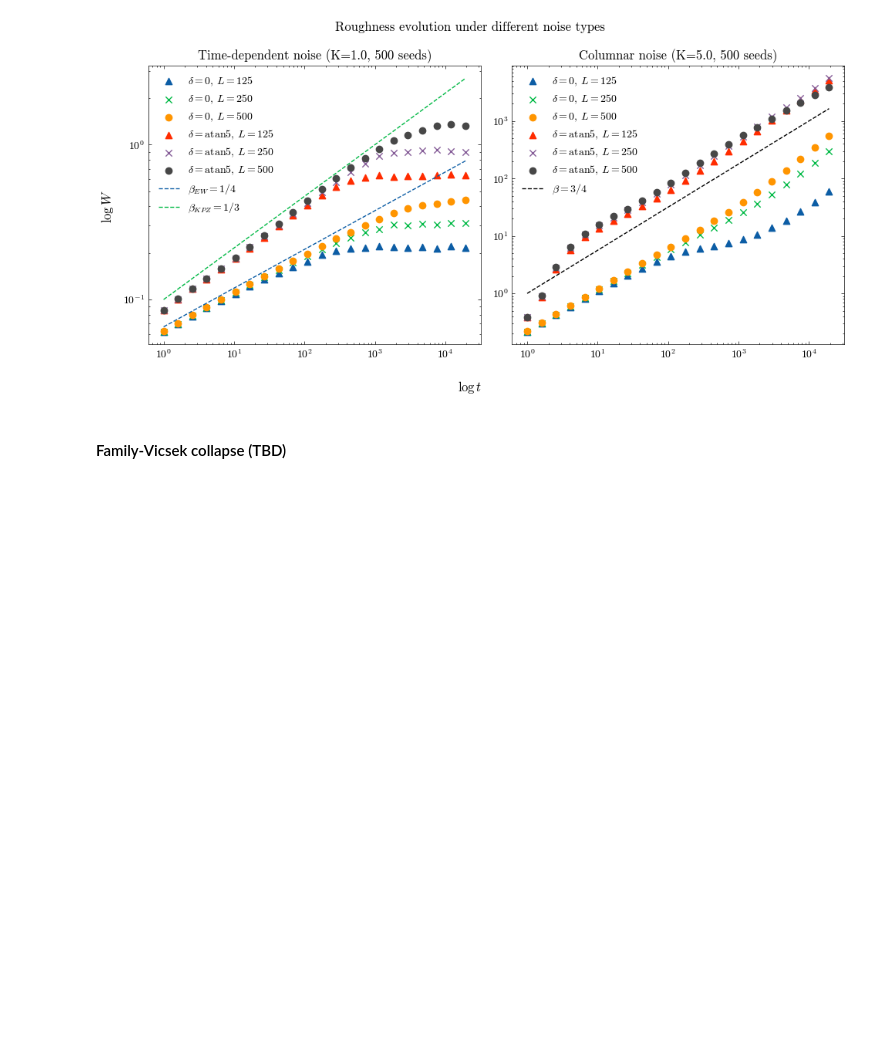
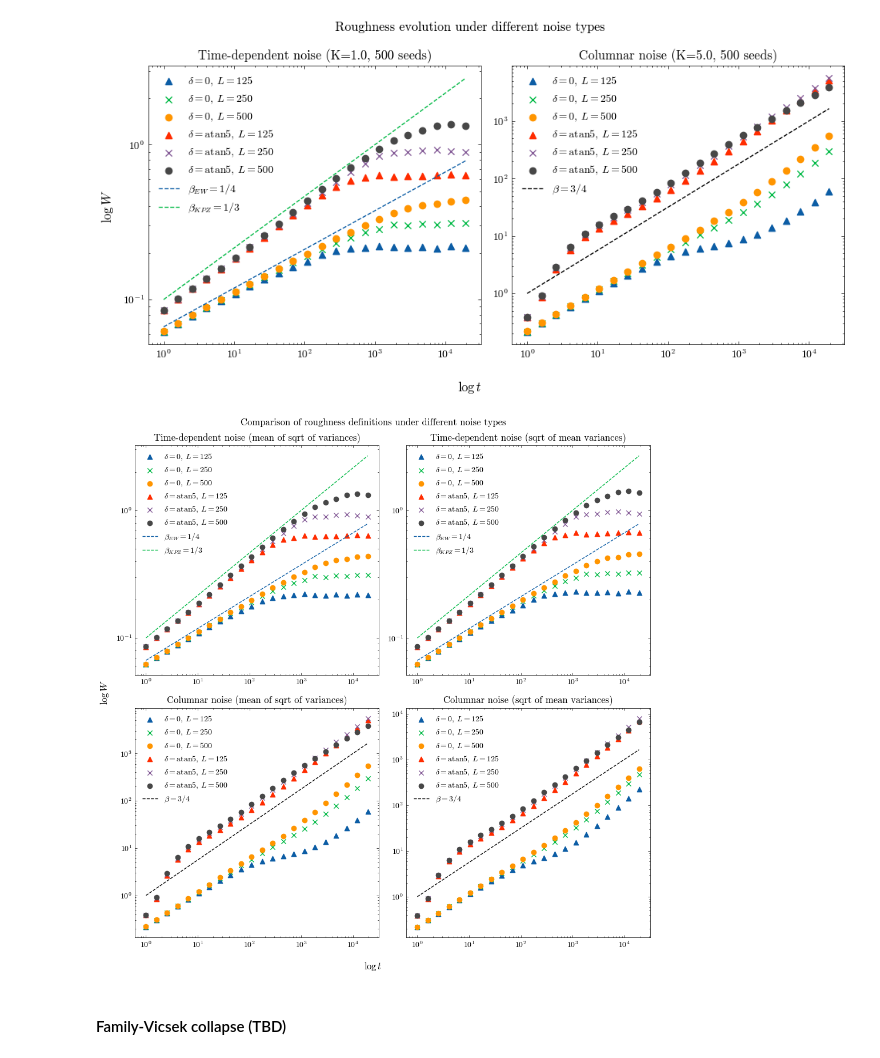
Before and after one commit to goznalo-git/RoughKuramoto, a Jupyter notebook: 2-Roughness.ipynb, the cells around one changed output. Cells and saved outputs as stored; diff of their text form; code cells hidden in the pictures; blank space fills up the shorter version.

```diff
--- a/2-Roughness.ipynb
+++ b/2-Roughness.ipynb
@@ -205,6 +213,72 @@ plt.tight_layout()
 plt.show()
 # %% [output]
 [figure]
+# %%
+fig, ax = plt.subplots(2, 2, figsize=(10,10))
+fig.suptitle("Comparison of roughness definitions under different noise types")
+
+fig.supxlabel(r"$\log t$")
+fig.supylabel(r"$\log W$")
+
+for i, (typenoise, typelabel) in enumerate(zip(["TimeDep", "Columnar"], ["Time-dependent noise", "Columnar noise"])
+):
+
+    for delta, deltaname in zip([0, np.arctan(5)], ["0", "atan5"]):
+
+        # select rows for this noise type and delta
+        mask = mask = (
+            (avg_df["typenoise"] == typenoise)
+            & (avg_df["deltaname"] == deltaname)
+            & ((avg_df["K"] == 1) | (avg_df["K"] == 5))
+        )
+        sub = avg_df[mask]
+
+        # in case there are multiple (K, L) combos, plot them all
+        for _, row in sub.iterrows():
+            t = row["t"]
+            mean_roughness = row["mean_roughness"]
+            mean_roughness2 = row["mean_roughness2"]
+            L = row["L"]
+            K = row["K"]
+            M = row["M"]
+
+            ax[i,0].scatter(t, mean_roughness, label=r"$\delta=$" + deltaname + r", $L=$" + str(L), marker=markerdict[L])
+            ax[i,0].set_title(typelabel+ f" (mean of sqrt variances)")
+
+            ax[i,1].scatter(t, mean_roughness2, label=r"$\delta=$" + deltaname + r", $L=$" + str(L), marker=markerdict[L])
+            ax[i,1].set_title(typelabel+ f" (sqrt of mean variances)")
+
+ax[0,0].set_yscale('log')
+ax[0,0].set_xscale('log')
+ax[1,0].set_yscale('log')
+ax[1,0].set_xscale('log')
+
+ax[0,1].set_yscale('log')
+ax[0,1].set_xscale('log')
+ax[1,1].set_yscale('log')
+ax[1,1].set_xscale('log')
+
+ax[0,0].loglog(t[1::], t[1::]**(1/4) /15, label=r"$\beta_{EW}=1/4$", linestyle="--")
+ax[0,0].loglog(t[1::], t[1::]**(1/3) /10, label=r"$\beta_{KPZ}=1/3$", linestyle="--")
+
+ax[0,1].loglog(t[1::], t[1::]**(1/4) /15, label=r"$\beta_{EW}=1/4$", linestyle="--")
+ax[0,1].loglog(t[1::], t[1::]**(1/3) /10, label=r"$\beta_{KPZ}=1/3$", linestyle="--")
+
+ax[1,0].loglog(t[1::], t[1::]**(3/4) , label=r"$\beta=3/4$", linestyle="--", color="k")
+
+ax[1,1].loglog(t[1::], t[1::]**(3/4) , label=r"$\beta=3/4$", linestyle="--", color="k")
+# ax[1].loglog(t[1::], t[1::]**(1) , label=r"$\beta=1$ ??", linestyle="--", color="k")
+
+ax[0,0].legend()
+ax[1,0].legend()
+
+ax[0,1].legend()
+ax[1,1].legend()
+
+plt.tight_layout()
+plt.show()
+# %% [output]
+[figure, added]
 # %% [markdown]
 #### Family-Vicsek collapse (TBD)
 # %%
```
Also changed, not shown: parts of 4 cells of this notebook, 3 other files.
